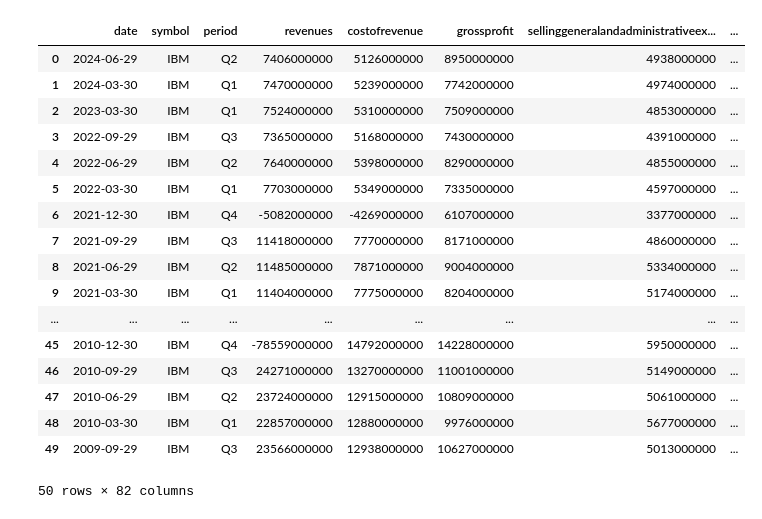
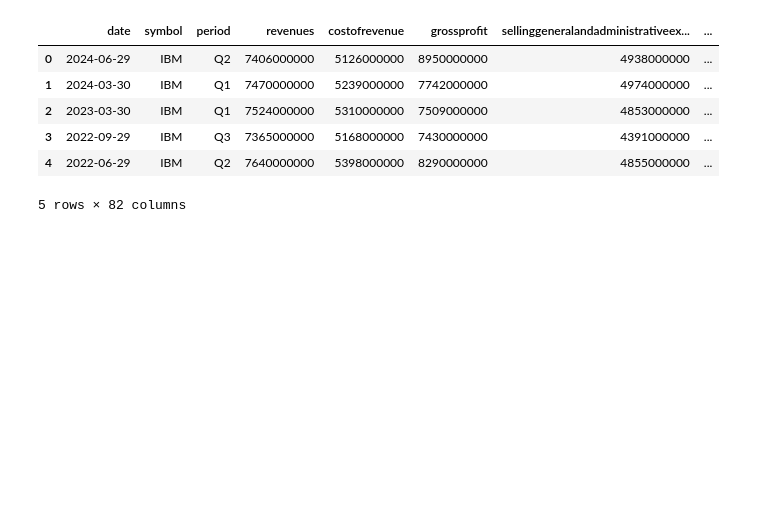
Before and after one commit to reckoning-machines/financial-forecasting, a Jupyter notebook: collector.ipynb, the cells around one changed output. Saved outputs shown, nothing was run; the diff lists cells and outputs as text; code cells hidden in the pictures; blank space fills up the shorter version.

```diff
--- a/collector.ipynb
+++ b/collector.ipynb
@@ -56,22 +34,11 @@ sim_list['IBM'].key_metrics
 # %%
-sim_list['IBM'].income_statement
+sim_list['IBM'].income_statement.head()
 # %% [output]
 |  | date | symbol | period | revenues | costofrevenue | grossprofit | sellinggeneralandadministrativeex... | ... |
 | 0 | 2024-06-29 | IBM | Q2 | 7406000000 | 5126000000 | 8950000000 | 4938000000 | ... |
 | 1 | 2024-03-30 | IBM | Q1 | 7470000000 | 5239000000 | 7742000000 | 4974000000 | ... |
 | 2 | 2023-03-30 | IBM | Q1 | 7524000000 | 5310000000 | 7509000000 | 4853000000 | ... |
 | 3 | 2022-09-29 | IBM | Q3 | 7365000000 | 5168000000 | 7430000000 | 4391000000 | ... |
 | 4 | 2022-06-29 | IBM | Q2 | 7640000000 | 5398000000 | 8290000000 | 4855000000 | ... |
-| 5 | 2022-03-30 | IBM | Q1 | 7703000000 | 5349000000 | 7335000000 | 4597000000 | ... |
-| 6 | 2021-12-30 | IBM | Q4 | -5082000000 | -4269000000 | 6107000000 | 3377000000 | ... |
-| 7 | 2021-09-29 | IBM | Q3 | 11418000000 | 7770000000 | 8171000000 | 4860000000 | ... |
-| 8 | 2021-06-29 | IBM | Q2 | 11485000000 | 7871000000 | 9004000000 | 5334000000 | ... |
-| 9 | 2021-03-30 | IBM | Q1 | 11404000000 | 7775000000 | 8204000000 | 5174000000 | ... |
-| ... | ... | ... | ... | ... | ... | ... | ... | ... |
-| 45 | 2010-12-30 | IBM | Q4 | -78559000000 | 14792000000 | 14228000000 | 5950000000 | ... |
-| 46 | 2010-09-29 | IBM | Q3 | 24271000000 | 13270000000 | 11001000000 | 5149000000 | ... |
-| 47 | 2010-06-29 | IBM | Q2 | 23724000000 | 12915000000 | 10809000000 | 5061000000 | ... |
-| 48 | 2010-03-30 | IBM | Q1 | 22857000000 | 12880000000 | 9976000000 | 5677000000 | ... |
-| 49 | 2009-09-29 | IBM | Q3 | 23566000000 | 12938000000 | 10627000000 | 5013000000 | ... |
-50 rows × 82 columns
+5 rows × 82 columns
 # %%
```
Also changed, not shown: parts of 6 cells of this notebook, 1 other file.
